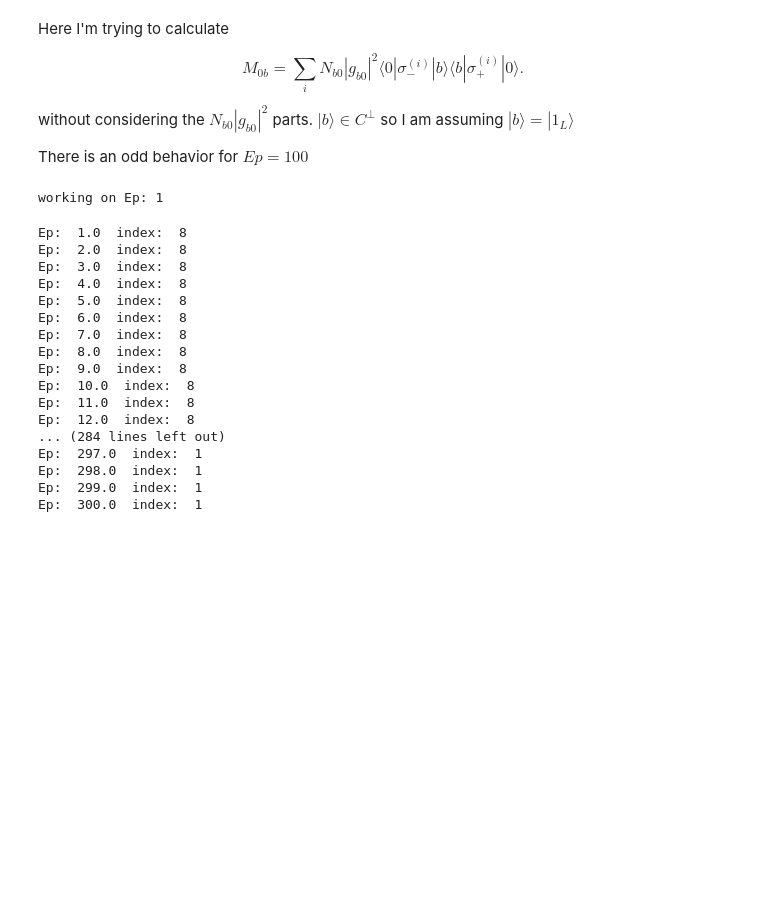
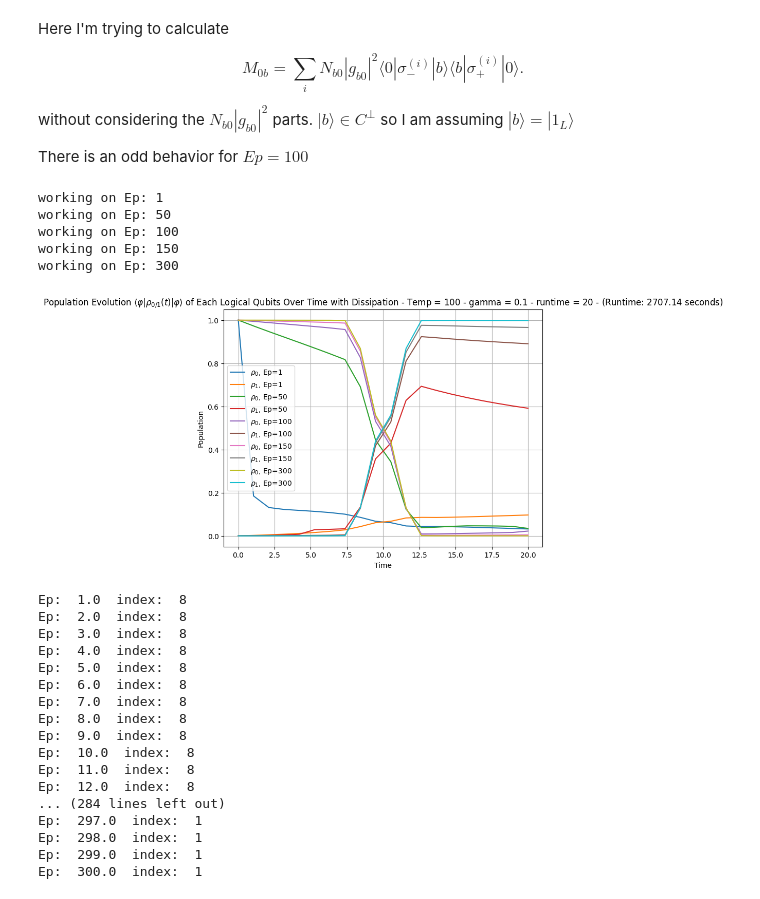
Before and after one commit to chenscheimq/QEC, a Jupyter notebook: EC3/RAP_stabilizers.ipynb, the cells around one changed output. Cells and saved outputs as stored; diff of their text form; code cells hidden in the pictures; blank space fills up the shorter version.

```diff
--- a/EC3/RAP_stabilizers.ipynb
+++ b/EC3/RAP_stabilizers.ipynb
@@ -330,9 +330,9 @@ omega_max = 50
 omega_t = lambda t: omega_max * np.exp(-0.5 * ((t - max_time/2) / sigma) ** 2)
 delta_t = lambda t: 100 * (t / (max_time / 2) - 1)
 
-T = 10 # temp
+T = 100 # temp
 # Eps = [1, 50, 80, 100, 110, 150]
-Eps = [1, 50, 100]
+Eps = [1, 50, 100, 150, 300]
 gamma_sqrt = 0.1
 
 # Assuming logical_zero and logical_one are properly defined Qobjs
@@ -372,33 +372,38 @@ for Ep in Eps:
 
     # Solve the master equation
     results = mesolve(H_t, rho0, times, c_ops=c_ops_s, e_ops=e_ops,
                       options={'nsteps': 10000,
                                'atol': 1e-3})
     # , options={'nsteps': 100000, 'atol': 1e-2}
 
     # Plotting results
     plt.plot(times, results.expect[0], label=r"$\rho_0$"+f", Ep={Ep}")
     plt.plot(times, results.expect[1], label=r"$\rho_1$"+f", Ep={Ep}")
 
 
 # Stop the timer
 end_time = time.time()
 runtime = end_time - start_time
 
 plt.grid()
 plt.legend()
 plt.xlabel('Time')
 plt.ylabel('Population')
 plt.title('Population Evolution ' +
           r"$\langle\varphi|\rho_{0/1}(t)|\varphi\rangle$" +
           ' of Each Logical Qubits Over Time with Dissipation' +
           f" - Temp = {T} - " +
           f"gamma = {gamma_sqrt} - " +
           f"runtime = {max_time} - " +
           f"(Runtime: {runtime:.2f} seconds)")
 plt.show()
 # %% [output]
 working on Ep: 1
+working on Ep: 50
+working on Ep: 100
+working on Ep: 150
+working on Ep: 300
+[figure, added]
 # %%
 T = 10
 t = np.linspace(0, T, 1000)
```
Also changed, not shown: parts of 3 cells of this notebook, 1 other file.
